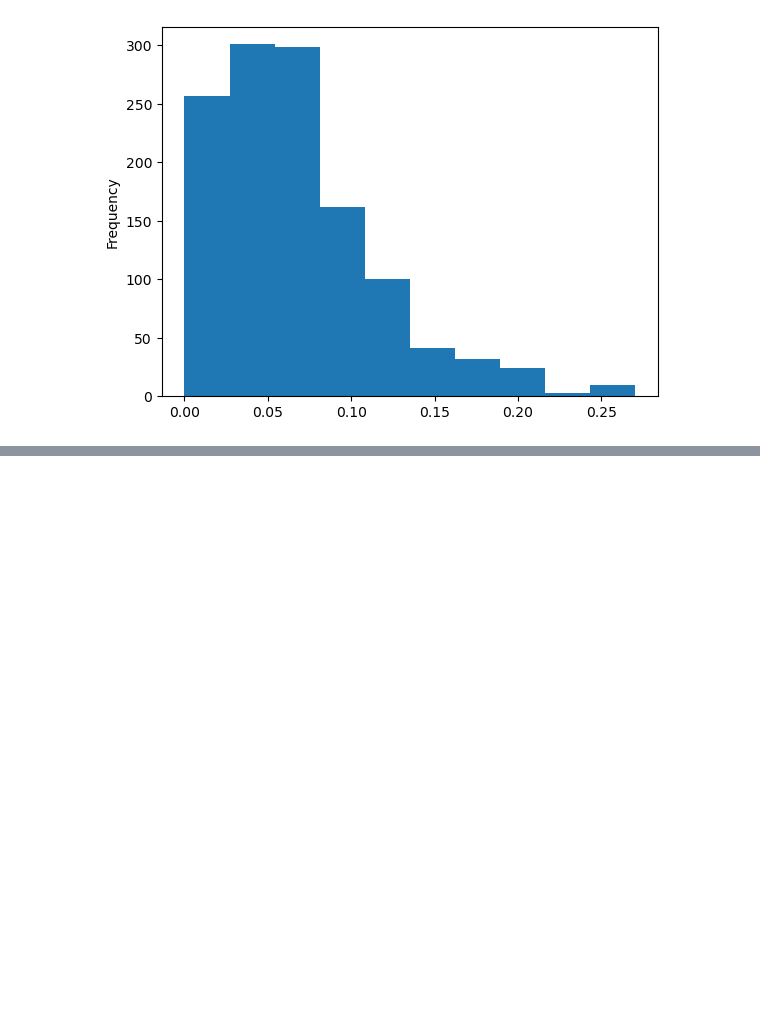
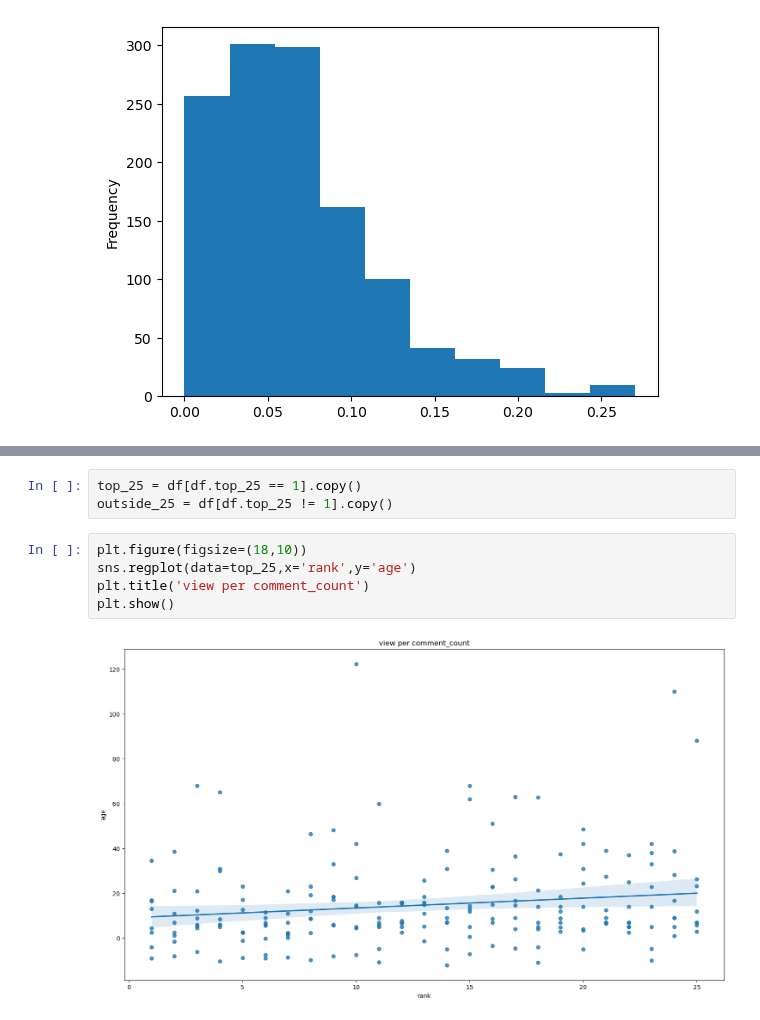
Before and after one commit to Youtube-Data-Analysis/top_200, a Jupyter notebook: shorter_explore.ipynb, the cells around one changed output, grey strips where cells are left out. Cells and saved outputs as stored; diff of their text form; blank space fills up the shorter version.

```diff
--- a/shorter_explore.ipynb
+++ b/shorter_explore.ipynb
@@ -645,0 +635,10 @@ df.duration.plot.hist()
+# %%
+top_25 = df[df.top_25 == 1].copy()
+outside_25 = df[df.top_25 != 1].copy()
+# %%
+plt.figure(figsize=(18,10))
+sns.regplot(data=top_25,x='rank',y='age')
+plt.title('view per comment_count')
+plt.show()
+# %% [output]
+[figure, added]
```
Also changed, not shown: parts of 21 cells of this notebook.
